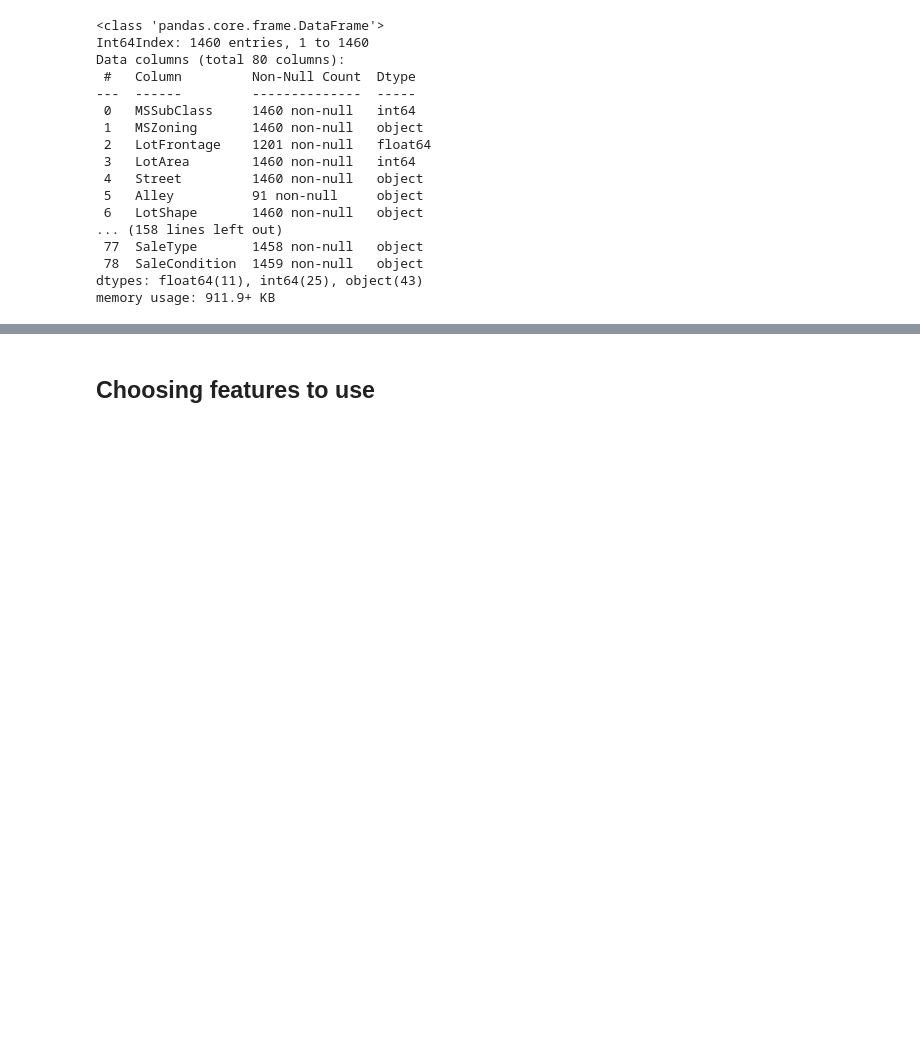
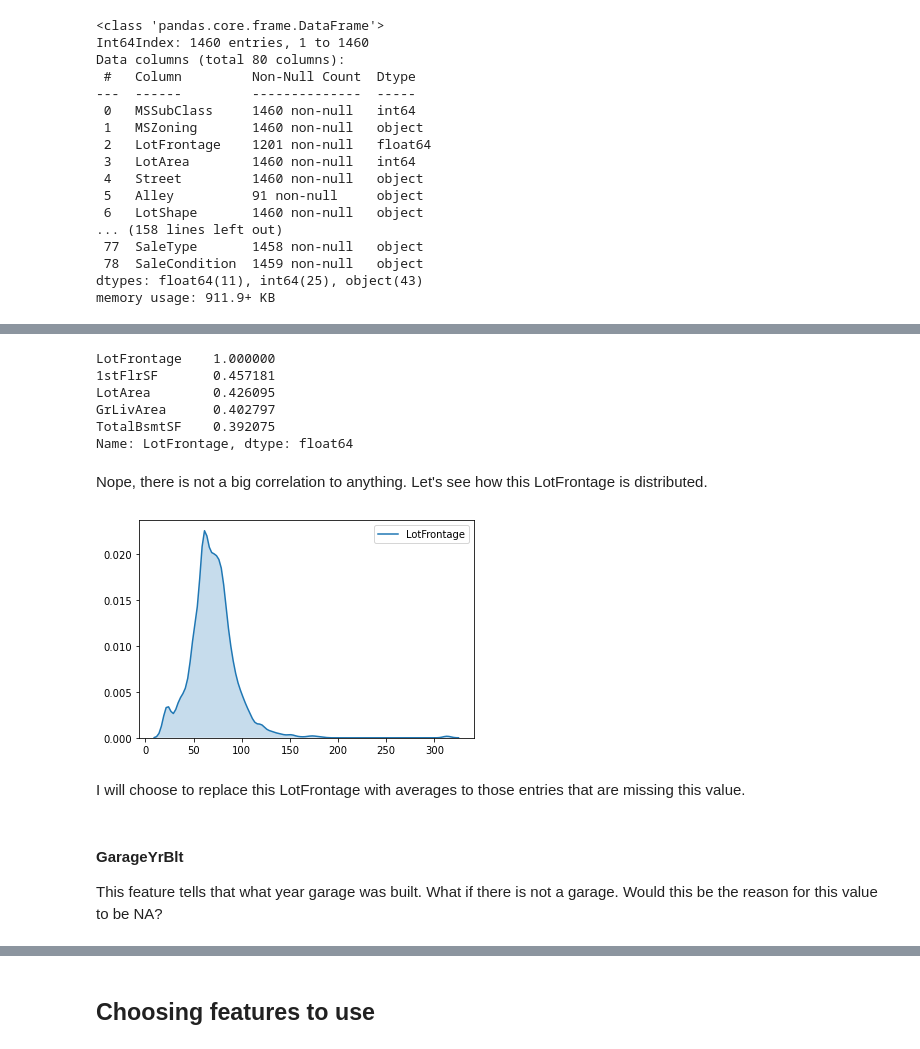
Before and after one commit to sarogov/Kaggle-competitions, a Jupyter notebook: HousePrices/house-prices-how-to-predict-them-well.ipynb, the cells around one changed output, grey strips where cells are left out. Saved outputs shown, nothing was run; the diff lists cells and outputs as text; code cells hidden in the pictures; blank space fills up the shorter version.

Commit message:
Update house-prices-how-to-predict-them-well.ipynb
doing missing value analysis

```diff
--- a/HousePrices/house-prices-how-to-predict-them-well.ipynb
+++ b/HousePrices/house-prices-how-to-predict-them-well.ipynb
@@ -64,0 +113,20 @@ numerical_cols = [cname for cname in full_home_data.columns if
+# %%
+numeric_corr['LotFrontage'].sort_values(ascending=False).head()
+# %% [output]
+LotFrontage    1.000000
+1stFlrSF       0.457181
+LotArea        0.426095
+GrLivArea      0.402797
+TotalBsmtSF    0.392075
+Name: LotFrontage, dtype: float64
+# %% [markdown]
+Nope, there is not a big correlation to anything. Let's see how this LotFrontage is distributed.
+# %%
+sns.kdeplot(data=full_home_data['LotFrontage'], shade=True);
+# %% [output]
+[figure, added]
+# %% [markdown]
+I will choose to replace this LotFrontage with averages to those entries that are missing this value.
+# %% [markdown]
+#### GarageYrBlt
+This feature tells that what year garage was built. What if there is not a garage. Would this be the reason for this value to be NA?
```
Also changed, not shown: parts of 25 cells of this notebook.
